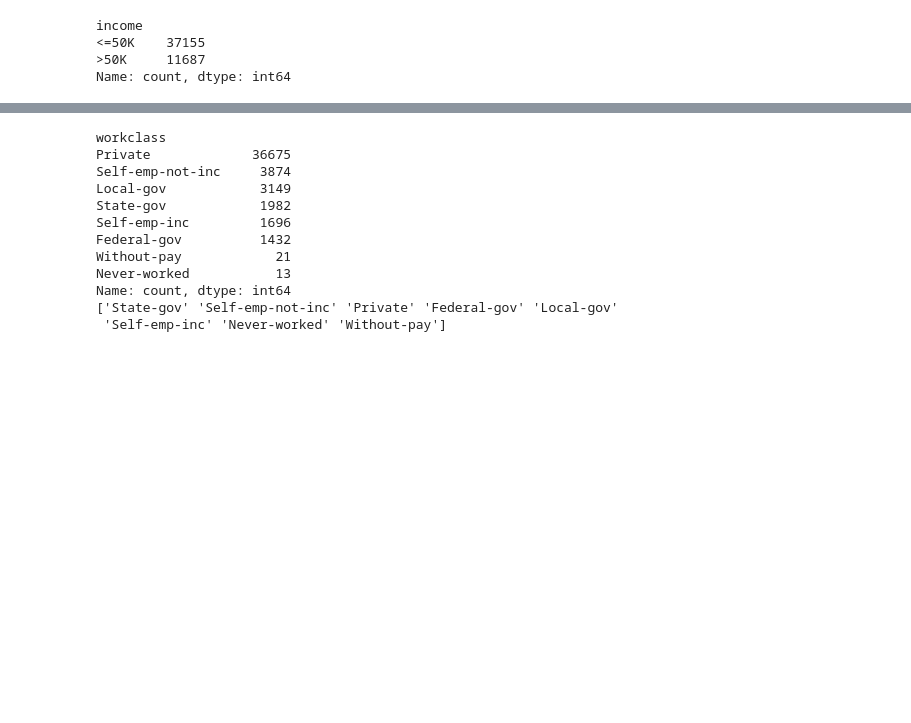
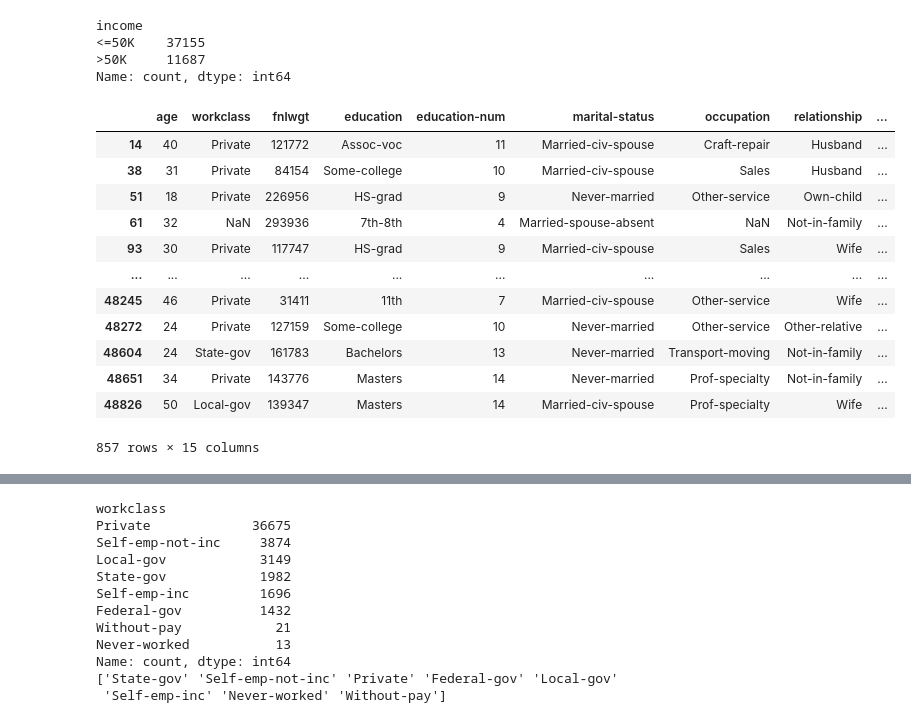
Before and after one commit to kmkri/ML_Assignments, a Jupyter notebook: ML_Assignments_Team2Final.ipynb, the cells around one changed output, grey strips where cells are left out. Saved outputs shown, nothing was run; the diff lists cells and outputs as text; code cells hidden in the pictures; blank space fills up the shorter version.

Commit message:
cleaned data

```diff
--- a/ML_Assignments_Team2Final.ipynb
+++ b/ML_Assignments_Team2Final.ipynb
@@ -307,0 +318,17 @@ Name: count, dtype: int64
+# %%
+df = adult_df_cleaned[adult_df_cleaned['native-country'].isnull()]
+df
+# %% [output]
+|  | age | workclass | fnlwgt | education | education-num | marital-status | occupation | relationship | ... |
+| 14 | 40 | Private | 121772 | Assoc-voc | 11 | Married-civ-spouse | Craft-repair | Husband | ... |
+| 38 | 31 | Private | 84154 | Some-college | 10 | Married-civ-spouse | Sales | Husband | ... |
+| 51 | 18 | Private | 226956 | HS-grad | 9 | Never-married | Other-service | Own-child | ... |
+| 61 | 32 | NaN | 293936 | 7th-8th | 4 | Married-spouse-absent | NaN | Not-in-family | ... |
+| 93 | 30 | Private | 117747 | HS-grad | 9 | Married-civ-spouse | Sales | Wife | ... |
+| ... | ... | ... | ... | ... | ... | ... | ... | ... | ... |
+| 48245 | 46 | Private | 31411 | 11th | 7 | Married-civ-spouse | Other-service | Wife | ... |
+| 48272 | 24 | Private | 127159 | Some-college | 10 | Never-married | Other-service | Other-relative | ... |
+| 48604 | 24 | State-gov | 161783 | Bachelors | 13 | Never-married | Transport-moving | Not-in-family | ... |
+| 48651 | 34 | Private | 143776 | Masters | 14 | Never-married | Prof-specialty | Not-in-family | ... |
+| 48826 | 50 | Local-gov | 139347 | Masters | 14 | Married-civ-spouse | Prof-specialty | Wife | ... |
+857 rows × 15 columns
```
Also changed, not shown: parts of 26 cells of this notebook, 2 other files.
